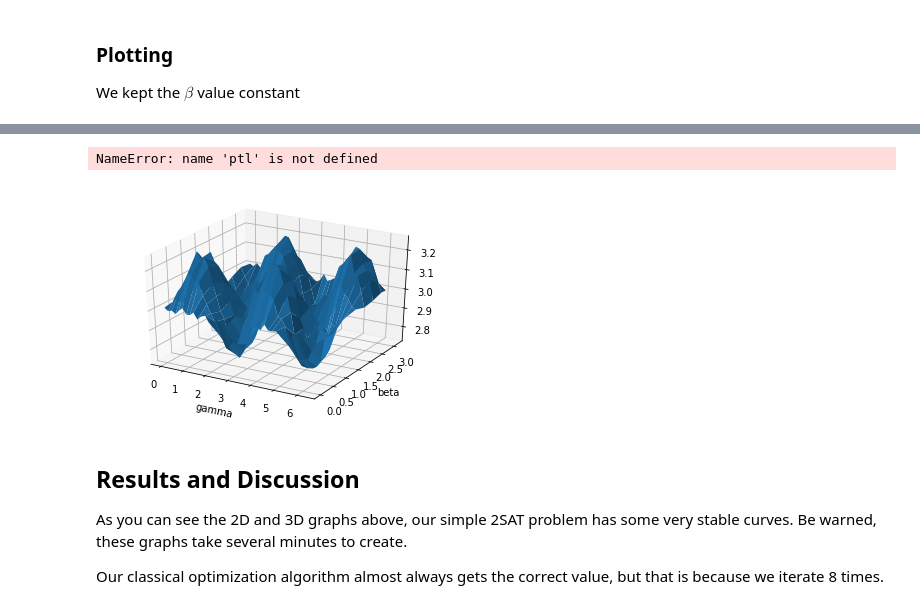
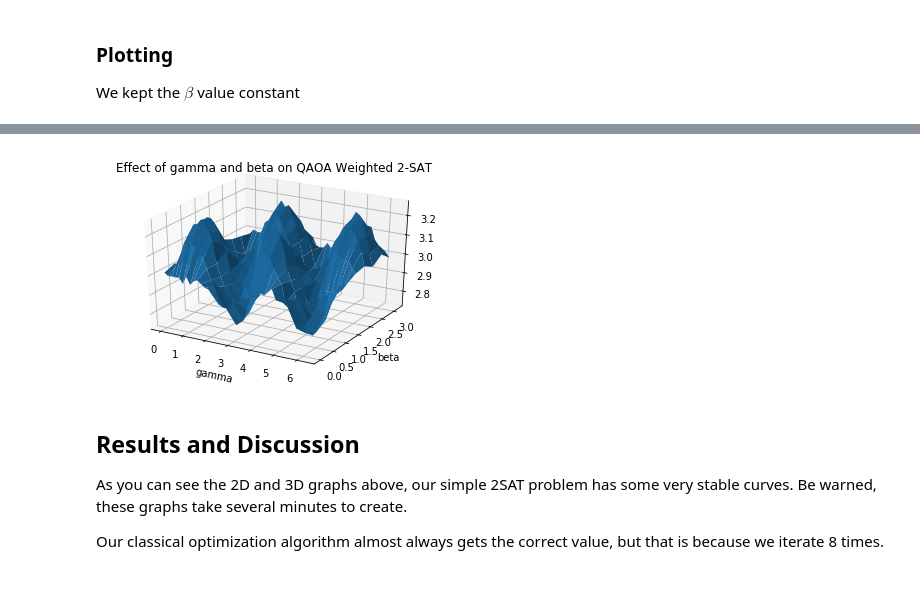
Before and after one commit to andrewraytan/qaoa-maxsat, a Jupyter notebook: QAOA Weighted MAXSAT.ipynb, the cells around one changed output, grey strips where cells are left out. Cells and saved outputs as stored; diff of their text form; code cells hidden in the pictures.

```diff
--- a/QAOA Weighted MAXSAT.ipynb
+++ b/QAOA Weighted MAXSAT.ipynb
@@ -219,22 +233,21 @@ plt.show()
 # %%
 g = np.linspace(0, 2 * math.pi, 40)
 b = np.linspace(0, math.pi, 10)
 gamma, beta = np.meshgrid(g, b)
 cnf = [[1,1,3],[1,-1,-2],[1,1,-3],[1,-3,2]]
 
 
 fig = plt.figure()
 ax = fig.add_subplot(111, projection='3d')
 ax.plot_surface(gamma, beta, np.array([expectation(x, y, cnf) for x,y in zip(np.ravel(gamma), np.ravel(beta))]).reshape(gamma.shape))
 
 plt.xlabel('gamma')
 plt.ylabel('beta')
 
-plt.title('Effect of gamma on QAOA Weighted 2-SAT')
+plt.title('Effect of gamma and beta on QAOA Weighted 2-SAT')
 plt.show()
 # %% [output]
-NameError: name 'ptl' is not defined
-[figure, old version]
+[figure, new version]
 # %% [markdown]
 ## Results and Discussion
 
```
Also changed, not shown: parts of 10 cells of this notebook.
